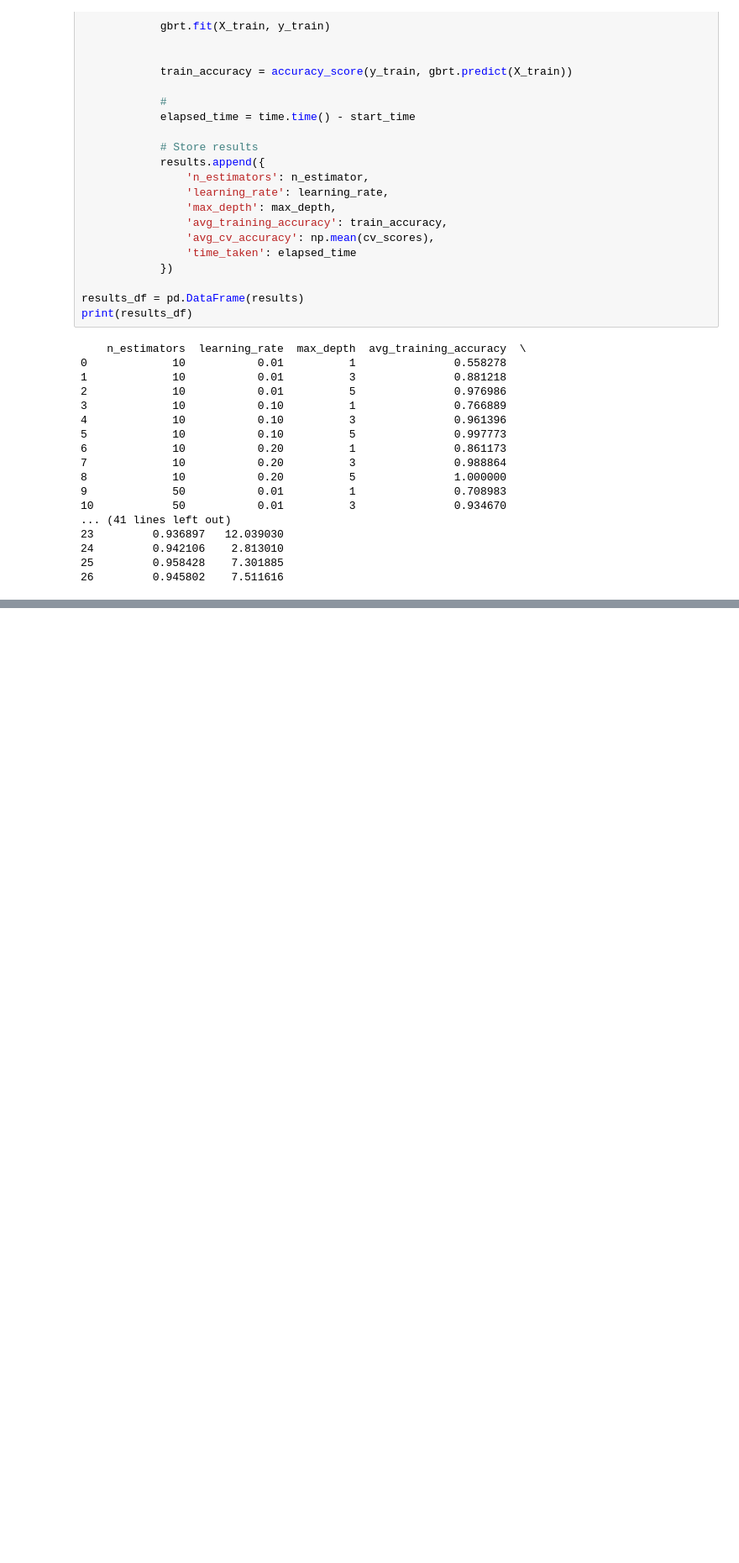
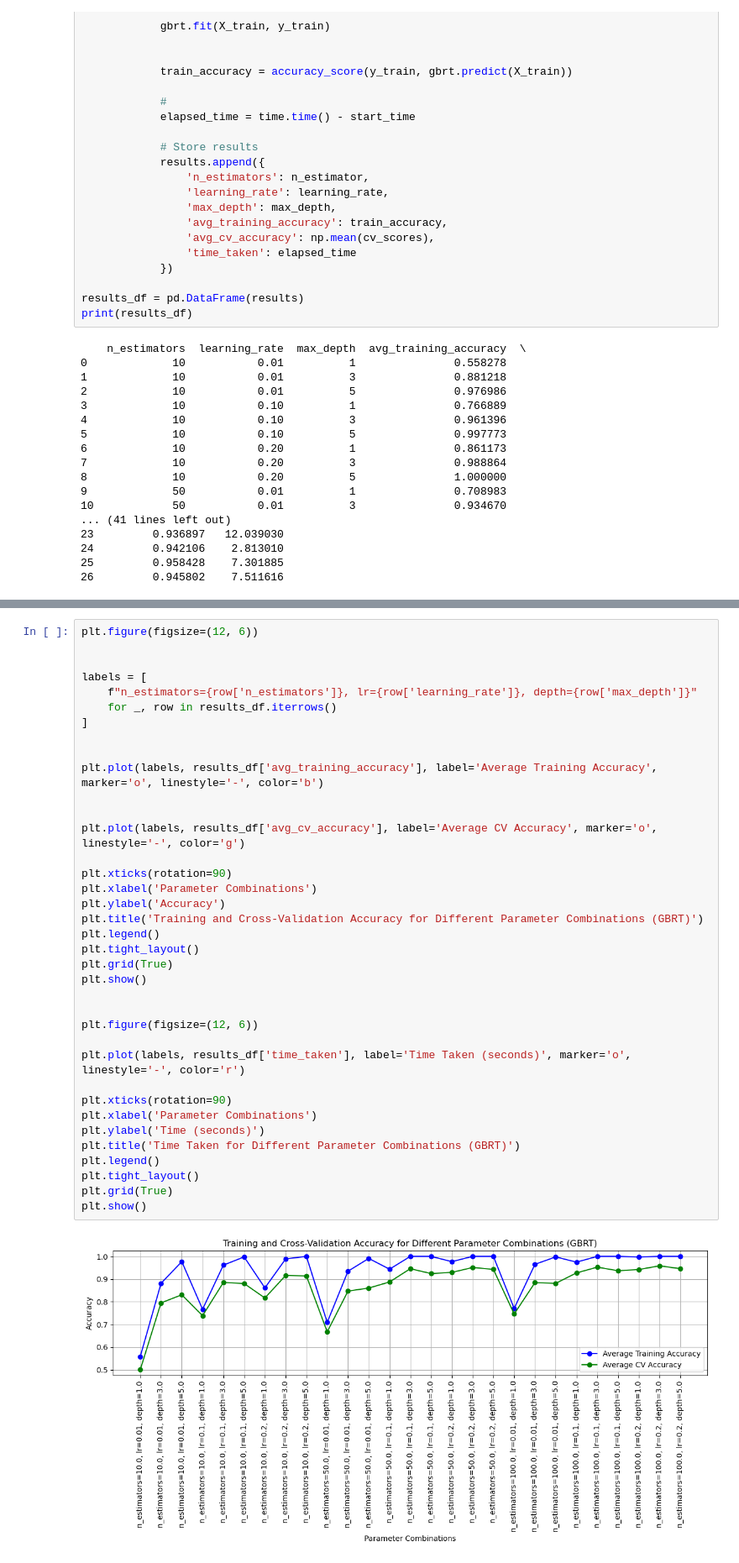
Before and after one commit to mencinas93/GBT-and-SVM, a Jupyter notebook: Midterm_Encinas_Michael_ML.ipynb, the cells around one changed output, grey strips where cells are left out. Shown: that part at 84% size. Drawn from its saved outputs; the diff is of its cells as text; blank space fills up the shorter version.

```diff
--- a/Midterm_Encinas_Michael_ML.ipynb
+++ b/Midterm_Encinas_Michael_ML.ipynb
@@ -116,0 +140,39 @@ print(results_df)
+# %%
+plt.figure(figsize=(12, 6))
+
+
+labels = [
+    f"n_estimators={row['n_estimators']}, lr={row['learning_rate']}, depth={row['max_depth']}"
+    for _, row in results_df.iterrows()
+]
+
+
+plt.plot(labels, results_df['avg_training_accuracy'], label='Average Training Accuracy', marker='o', linestyle='-', color='b')
+
+
+plt.plot(labels, results_df['avg_cv_accuracy'], label='Average CV Accuracy', marker='o', linestyle='-', color='g')
+
+plt.xticks(rotation=90)
+plt.xlabel('Parameter Combinations')
+plt.ylabel('Accuracy')
+plt.title('Training and Cross-Validation Accuracy for Different Parameter Combinations (GBRT)')
+plt.legend()
+plt.tight_layout()
+plt.grid(True)
+plt.show()
+
+
+plt.figure(figsize=(12, 6))
+
+plt.plot(labels, results_df['time_taken'], label='Time Taken (seconds)', marker='o', linestyle='-', color='r')
+
+plt.xticks(rotation=90)
+plt.xlabel('Parameter Combinations')
+plt.ylabel('Time (seconds)')
+plt.title('Time Taken for Different Parameter Combinations (GBRT)')
+plt.legend()
+plt.tight_layout()
+plt.grid(True)
+plt.show()
+# %% [output]
+[figure, added]
```
Also changed, not shown: parts of 2 cells of this notebook.
